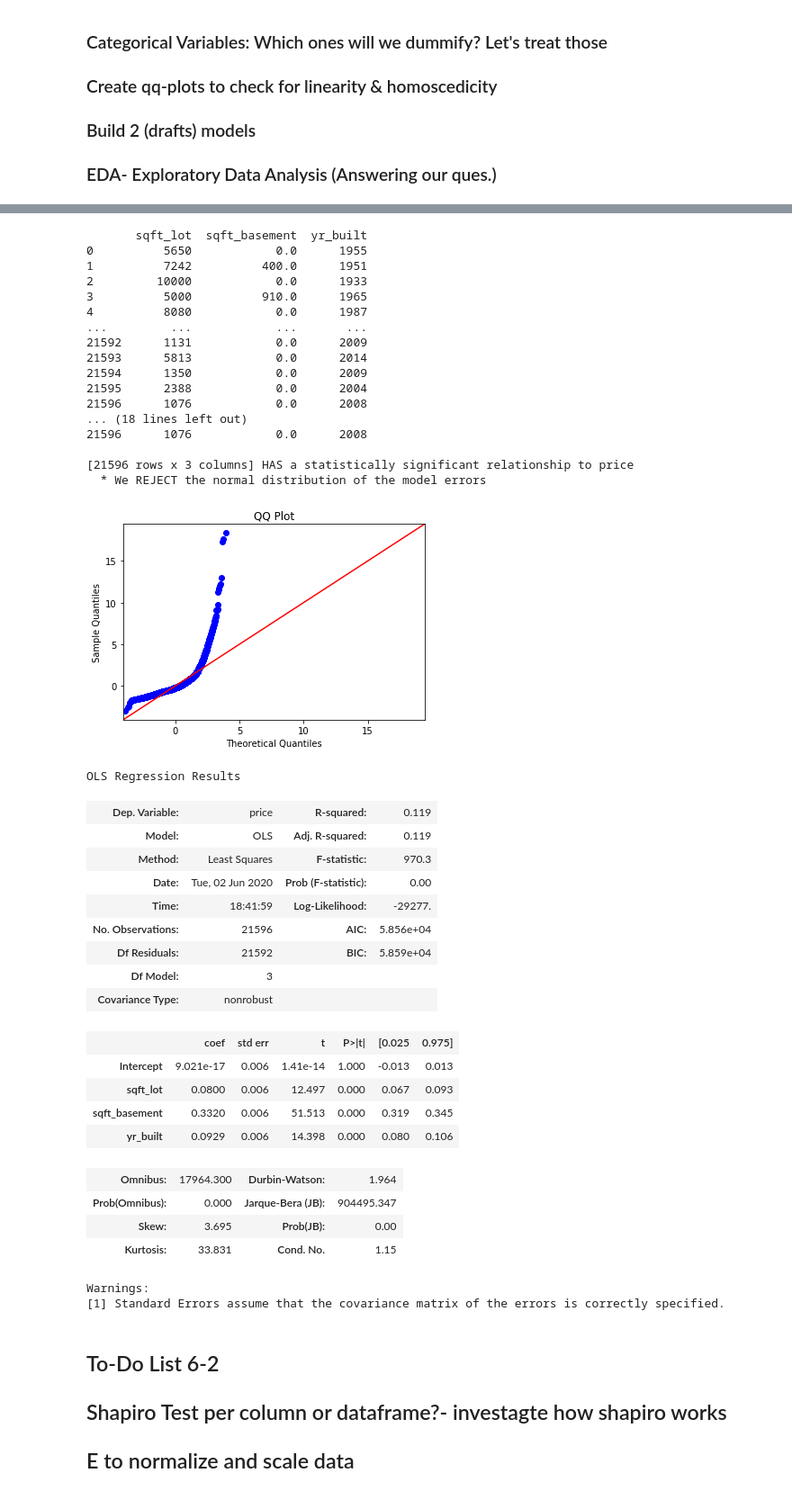
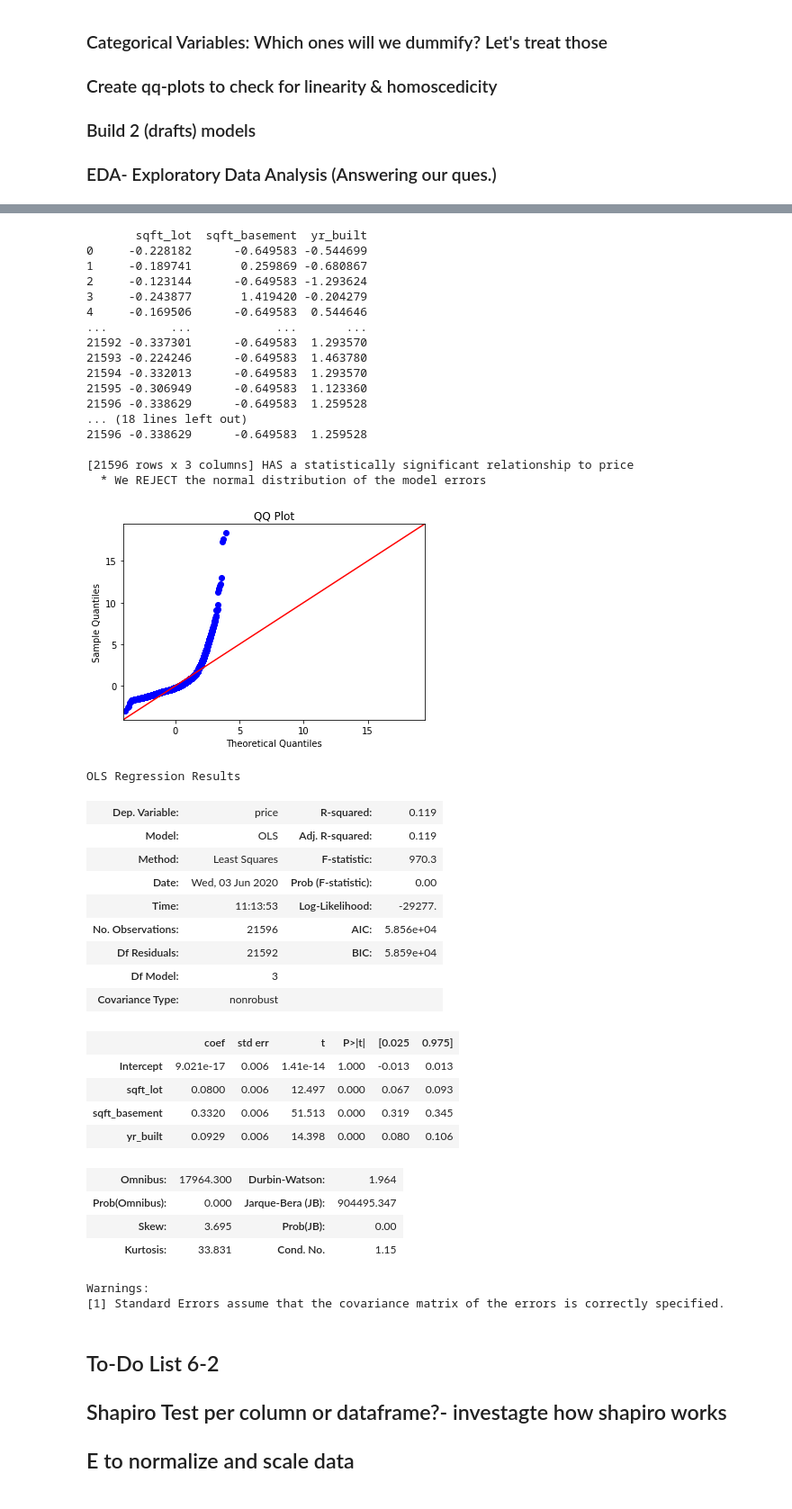
Before and after one commit to EricaSG/dsc-mod-2-project-v2-1-onl01-dtsc-ft-041320, a Jupyter notebook: student.ipynb, the cells around one changed output, grey strips where cells are left out. Shown at 90% size. Cells and saved outputs as stored; diff of their text form; code cells hidden in the pictures.

```diff
--- a/student.ipynb
+++ b/student.ipynb
@@ -533,7 +532,7 @@ import statsmodels.api as sm
 from statsmodels.formula.api import ols
 import statsmodels.stats.api as sms
 import scipy.stats as stats
-def fullRegressionAnalysis(a, b, df):
+def fullRegressionAnalysis(b, df, a='price'):
     '''a: str Dependent variable column name
         b: List of str Independent variable columns
         df: dataframe Dataframe to analyze
@@ -554,19 +553,18 @@ def fullRegressionAnalysis(a, b, df):
         Model Summary Statistics'''
 
 
-    a = 'price'
-    b = norm_df.drop('price', axis=1)
+    b = df.drop(a, axis=1)
     pred_sum = '+'.join(b.columns)
     f = a+'~'+pred_sum
-    model = ols(formula=f, data=norm_df).fit()
+    model = ols(formula=f, data=df).fit()
     print (b, 'vs.', a)
     print ('R-Squared:',model.rsquared)
     print ('Intercept:',model.params[0])
     print ('Slope:',model.params[1])
     print ('P-Value:',round(model.pvalues[1],4))
-    print ('JB Score:',sms.jarque_bera(model.resid)[0], 'Probability:', sms.jarque_bera(model.resid)[1] )
+    print ('JB Score:',sms.jarque_bera(model.resid)[0], 'Probability:', sms.jarque_bera(model.resid)[1])
     if model.pvalues[1] <= 0.05:
-        print('  *',b,'HAS a statistically significant relationship to',a )
+        print('  *',b,'HAS a statistically significant relationship to',a)
     else:
         print('  *',b,'DOES NOT HAVE a statistically significant relationship to',a)
     if sms.jarque_bera(model.resid)[0] >= 6 and sms.jarque_bera(model.resid)[1] <= 0.05:
@@ -586,8 +584,9 @@ def fullRegressionAnalysis(a, b, df):
     plt.show()
     return model.summary()
 
+
 a = 'price'
 b = ['sqft_living', 'sqft_lot', 'sqft_basement', 'yr_built']
 
-fullRegressionAnalysis(a, b, norm_df)
+fullRegressionAnalysis(a=a, b=b, df=norm_df)
 # %% [output]
@@ -633,7 +631,7 @@ Warnings:
 [1] Standard Errors assume that the covariance matrix of the errors is correctly specified.
 # %%
 #Model with Normalized Data
-def fullRegressionAnalysis(a, b, df):
+def fullRegressionAnalysis(b, df, a='price'):
     '''a: str Dependent variable column name
         b: List of str Independent variable columns
         df: dataframe Dataframe to analyze
@@ -654,19 +652,18 @@ def fullRegressionAnalysis(a, b, df):
         Model Summary Statistics'''
 
 
-    a = 'price'
-    b = mean_norm_df.drop('price', axis=1)
+    b = df.drop(a, axis=1)
     pred_sum = '+'.join(b.columns)
     f = a+'~'+pred_sum
-    model = ols(formula=f, data=norm_df).fit()
+    model = ols(formula=f, data=df).fit()
     print (b, 'vs.', a)
     print ('R-Squared:',model.rsquared)
     print ('Intercept:',model.params[0])
     print ('Slope:',model.params[1])
     print ('P-Value:',round(model.pvalues[1],4))
-    print ('JB Score:',sms.jarque_bera(model.resid)[0], 'Probability:', sms.jarque_bera(model.resid)[1] )
+    print ('JB Score:',sms.jarque_bera(model.resid)[0], 'Probability:', sms.jarque_bera(model.resid)[1])
     if model.pvalues[1] <= 0.05:
-        print('  *',b,'HAS a statistically significant relationship to',a )
+        print('  *',b,'HAS a statistically significant relationship to',a)
     else:
         print('  *',b,'DOES NOT HAVE a statistically significant relationship to',a)
     if sms.jarque_bera(model.resid)[0] >= 6 and sms.jarque_bera(model.resid)[1] <= 0.05:
@@ -686,10 +683,12 @@ def fullRegressionAnalysis(a, b, df):
     plt.show()
     return model.summary()
 
+
+
 a = 'price'
 b = ['sqft_living', 'sqft_lot', 'sqft_basement', 'yr_built']
 
-fullRegressionAnalysis(a, b, mean_norm_df)
+fullRegressionAnalysis(a=a, b=b, df=mean_norm_df)
 # %% [output]
        sqft_lot  sqft_basement  yr_built
 0     -0.005724      -0.059274 -0.139137
@@ -732,7 +731,7 @@ Warnings:
 [1] Standard Errors assume that the covariance matrix of the errors is correctly specified.
 # %%
 #Model with Non Normal and Non Standardized Data
-def fullRegressionAnalysis(a, b, df):
+def fullRegressionAnalysis(b, df, a='price'):
     '''a: str Dependent variable column name
         b: List of str Independent variable columns
         df: dataframe Dataframe to analyze
@@ -753,19 +752,18 @@ def fullRegressionAnalysis(a, b, df):
         Model Summary Statistics'''
 
 
-    a = 'price'
-    b = norm_check.drop('price', axis=1)
+    b = df.drop(a, axis=1)
     pred_sum = '+'.join(b.columns)
     f = a+'~'+pred_sum
-    model = ols(formula=f, data=norm_df).fit()
+    model = ols(formula=f, data=df).fit()
     print (b, 'vs.', a)
     print ('R-Squared:',model.rsquared)
     print ('Intercept:',model.params[0])
     print ('Slope:',model.params[1])
     print ('P-Value:',round(model.pvalues[1],4))
-    print ('JB Score:',sms.jarque_bera(model.resid)[0], 'Probability:', sms.jarque_bera(model.resid)[1] )
+    print ('JB Score:',sms.jarque_bera(model.resid)[0], 'Probability:', sms.jarque_bera(model.resid)[1])
     if model.pvalues[1] <= 0.05:
-        print('  *',b,'HAS a statistically significant relationship to',a )
+        print('  *',b,'HAS a statistically significant relationship to',a)
     else:
         print('  *',b,'DOES NOT HAVE a statistically significant relationship to',a)
     if sms.jarque_bera(model.resid)[0] >= 6 and sms.jarque_bera(model.resid)[1] <= 0.05:
@@ -773,47 +771,48 @@ def fullRegressionAnalysis(a, b, df):
         #The code errors in this block- We'll need to trouble shootto get the rest to execute
 #     X_new = pd.DataFrame([norm_df.min(), norm_df.max()]);
 #     preds = model.predict(X_new)
 #     data.plot(kind='scatter', x=b, y=a, title='Line of Best Fit');
 #     plt.plot(X_new, preds, c='red', linewidth=2);
 #     plt.show()
 #     fig = plt.figure(figsize=(15,8))
 #     fig = sm.graphics.plot_regress_exog(model, b, fig=fig)
 #     plt.show()
     residuals = model.resid
     fig = sm.graphics.qqplot(residuals, dist=stats.norm, line='45', fit=True)
     plt.title('QQ Plot')
     plt.show()
     return model.summary()
 
+
 a = 'price'
 b = ['sqft_living', 'sqft_lot', 'sqft_basement', 'yr_built']
 
-fullRegressionAnalysis(a, b, norm_check)
+fullRegressionAnalysis(a=a, b=b, df=norm_df)
 # %% [output]
        sqft_lot  sqft_basement  yr_built
-0          5650            0.0      1955
-1          7242          400.0      1951
-2         10000            0.0      1933
-3          5000          910.0      1965
-4          8080            0.0      1987
+0     -0.228182      -0.649583 -0.544699
+1     -0.189741       0.259869 -0.680867
+2     -0.123144      -0.649583 -1.293624
+3     -0.243877       1.419420 -0.204279
+4     -0.169506      -0.649583  0.544646
 ...         ...            ...       ...
-21592      1131            0.0      2009
-21593      5813            0.0      2014
-21594      1350            0.0      2009
-21595      2388            0.0      2004
-21596      1076            0.0      2008
+21592 -0.337301      -0.649583  1.293570
+21593 -0.224246      -0.649583  1.463780
+21594 -0.332013      -0.649583  1.293570
+21595 -0.306949      -0.649583  1.123360
+21596 -0.338629      -0.649583  1.259528
 ... (18 lines left out)
-21596      1076            0.0      2008
+21596 -0.338629      -0.649583  1.259528
 
 [21596 rows x 3 columns] HAS a statistically significant relationship to price
   * We REJECT the normal distribution of the model errors
 [figure]
 OLS Regression Results
 | Dep. Variable: | price | R-squared: | 0.119 |
 | Model: | OLS | Adj. R-squared: | 0.119 |
 | Method: | Least Squares | F-statistic: | 970.3 |
-| Date: | Tue, 02 Jun 2020 | Prob (F-statistic): | 0.00 |
-| Time: | 18:41:59 | Log-Likelihood: | -29277. |
+| Date: | Wed, 03 Jun 2020 | Prob (F-statistic): | 0.00 |
+| Time: | 11:13:53 | Log-Likelihood: | -29277. |
 | No. Observations: | 21596 | AIC: | 5.856e+04 |
 | Df Residuals: | 21592 | BIC: | 5.859e+04 |
 | Df Model: | 3 |  |  |
```
Also changed, not shown: parts of 8 cells of this notebook.
